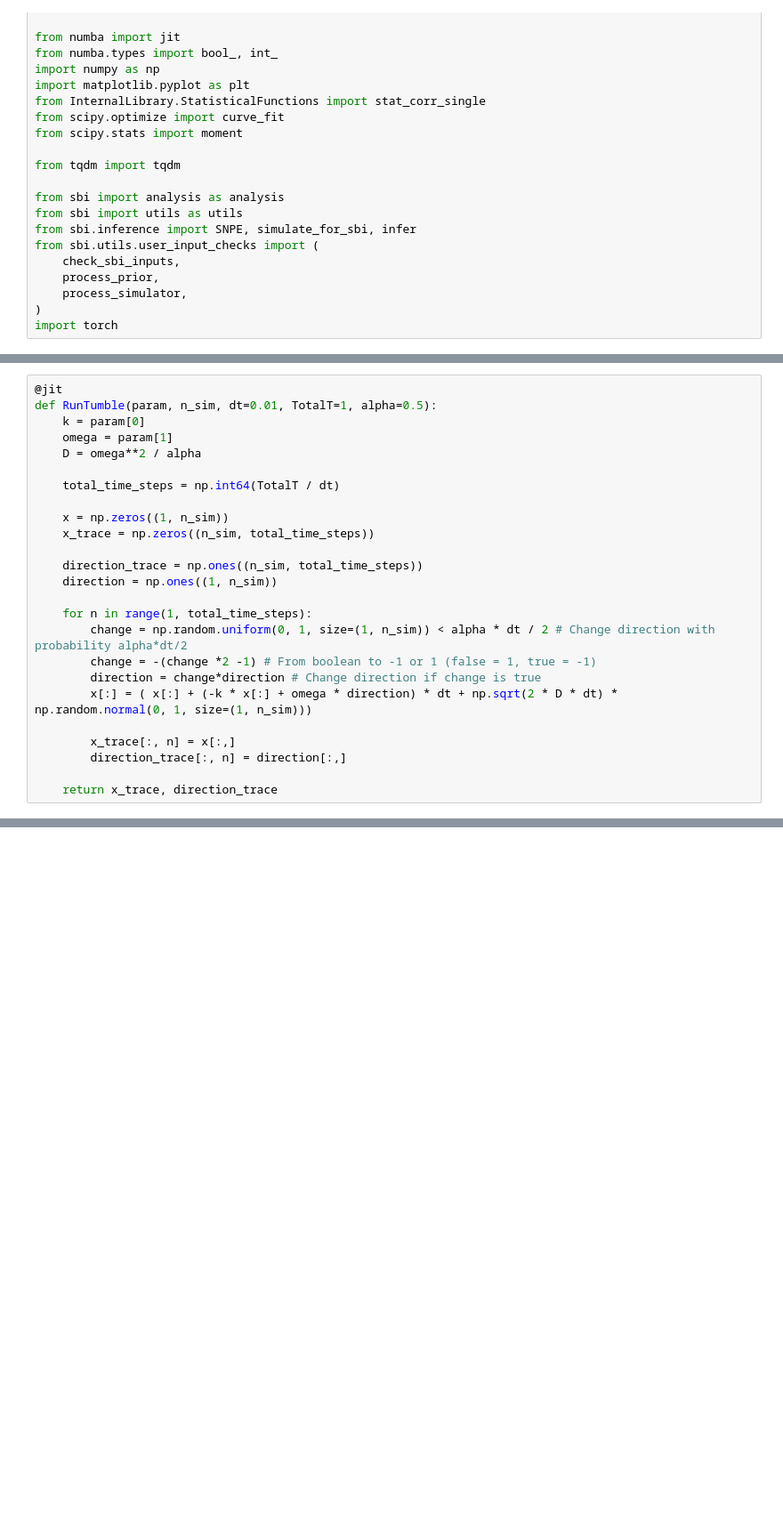
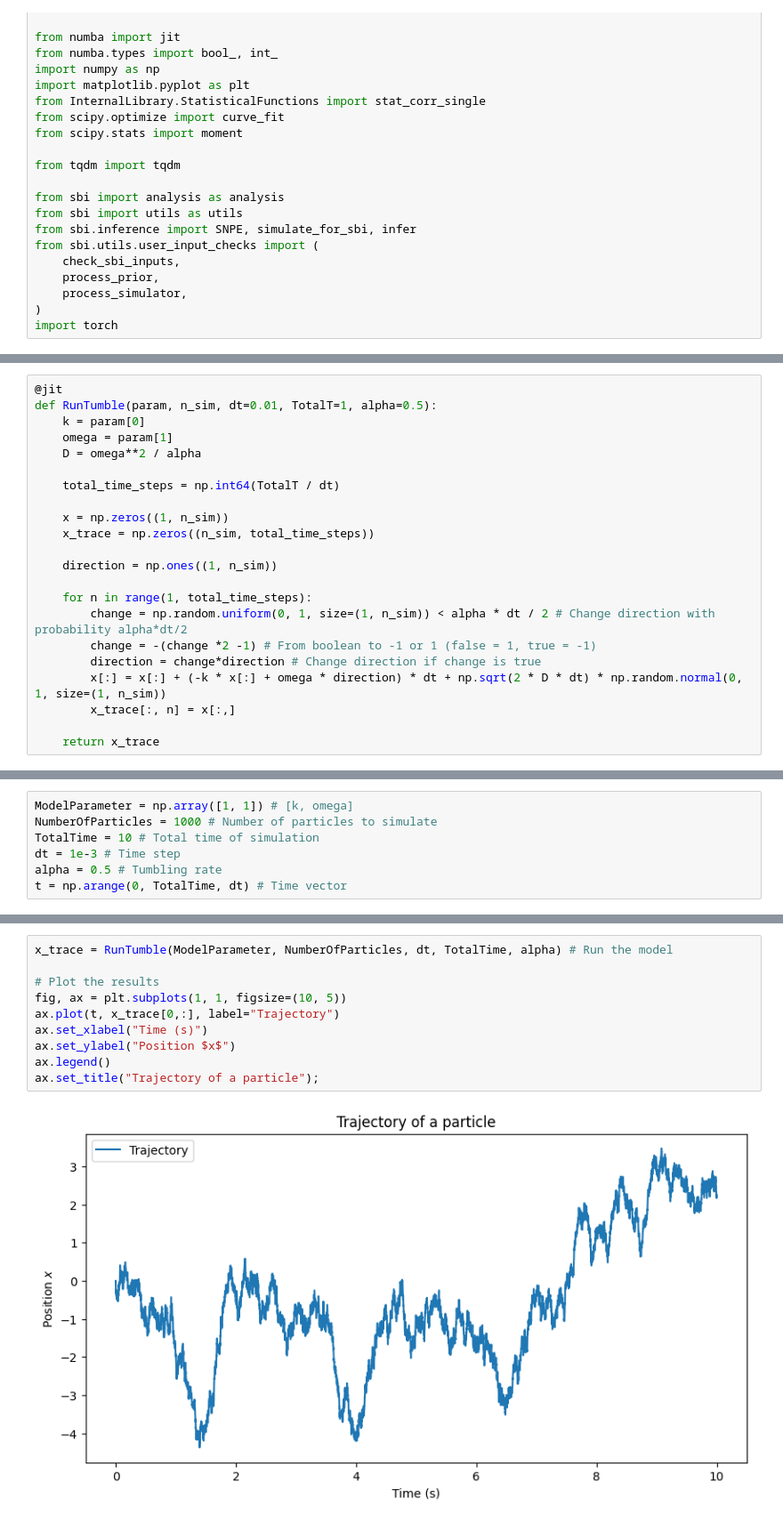
Before and after one commit to jacopocarotenuto/SBI_RedBloodCells, a Jupyter notebook: Code/Notebooks/RunTumble.ipynb, the cells around one changed output, grey strips where cells are left out. Shown at 89% size. Cells and saved outputs as stored; diff of their text form; blank space fills up the shorter version.

Commit message:
Preliminary RunTumble Model

```diff
--- a/Code/Notebooks/RunTumble.ipynb
+++ b/Code/Notebooks/RunTumble.ipynb
@@ -36,16 +48,13 @@ def RunTumble(param, n_sim, dt=0.01, TotalT=1, alpha=0.5):
     x = np.zeros((1, n_sim))
     x_trace = np.zeros((n_sim, total_time_steps))
 
-    direction_trace = np.ones((n_sim, total_time_steps))
     direction = np.ones((1, n_sim))
 
     for n in range(1, total_time_steps):
         change = np.random.uniform(0, 1, size=(1, n_sim)) < alpha * dt / 2 # Change direction with probability alpha*dt/2
         change = -(change *2 -1) # From boolean to -1 or 1 (false = 1, true = -1)
         direction = change*direction # Change direction if change is true
-        x[:] = ( x[:] + (-k * x[:] + omega * direction) * dt + np.sqrt(2 * D * dt) * np.random.normal(0, 1, size=(1, n_sim)))
+        x[:] = x[:] + (-k * x[:] + omega * direction) * dt + np.sqrt(2 * D * dt) * np.random.normal(0, 1, size=(1, n_sim))
+        x_trace[:, n] = x[:,]
 
-        x_trace[:, n] = x[:,]
-        direction_trace[:, n] = direction[:,]
-
-    return x_trace, direction_trace
+    return x_trace
@@ -62,0 +63,7 @@ x_trace, direction_trace = RunTumble(param, n_sim, dt, TotalT, alpha)
+# %%
+ModelParameter = np.array([1, 1]) # [k, omega]
+NumberOfParticles = 1000 # Number of particles to simulate
+TotalTime = 10 # Total time of simulation
+dt = 1e-3 # Time step
+alpha = 0.5 # Tumbling rate
+t = np.arange(0, TotalTime, dt) # Time vector
@@ -62,0 +72,12 @@ x_trace, direction_trace = RunTumble(param, n_sim, dt, TotalT, alpha)
+# %%
+x_trace = RunTumble(ModelParameter, NumberOfParticles, dt, TotalTime, alpha) # Run the model
+
+# Plot the results
+fig, ax = plt.subplots(1, 1, figsize=(10, 5))
+ax.plot(t, x_trace[0,:], label="Trajectory")
+ax.set_xlabel("Time (s)")
+ax.set_ylabel("Position $x$")
+ax.legend()
+ax.set_title("Trajectory of a particle");
+# %% [output]
+[figure, added]
```
Also changed, not shown: parts of 15 cells of this notebook.
